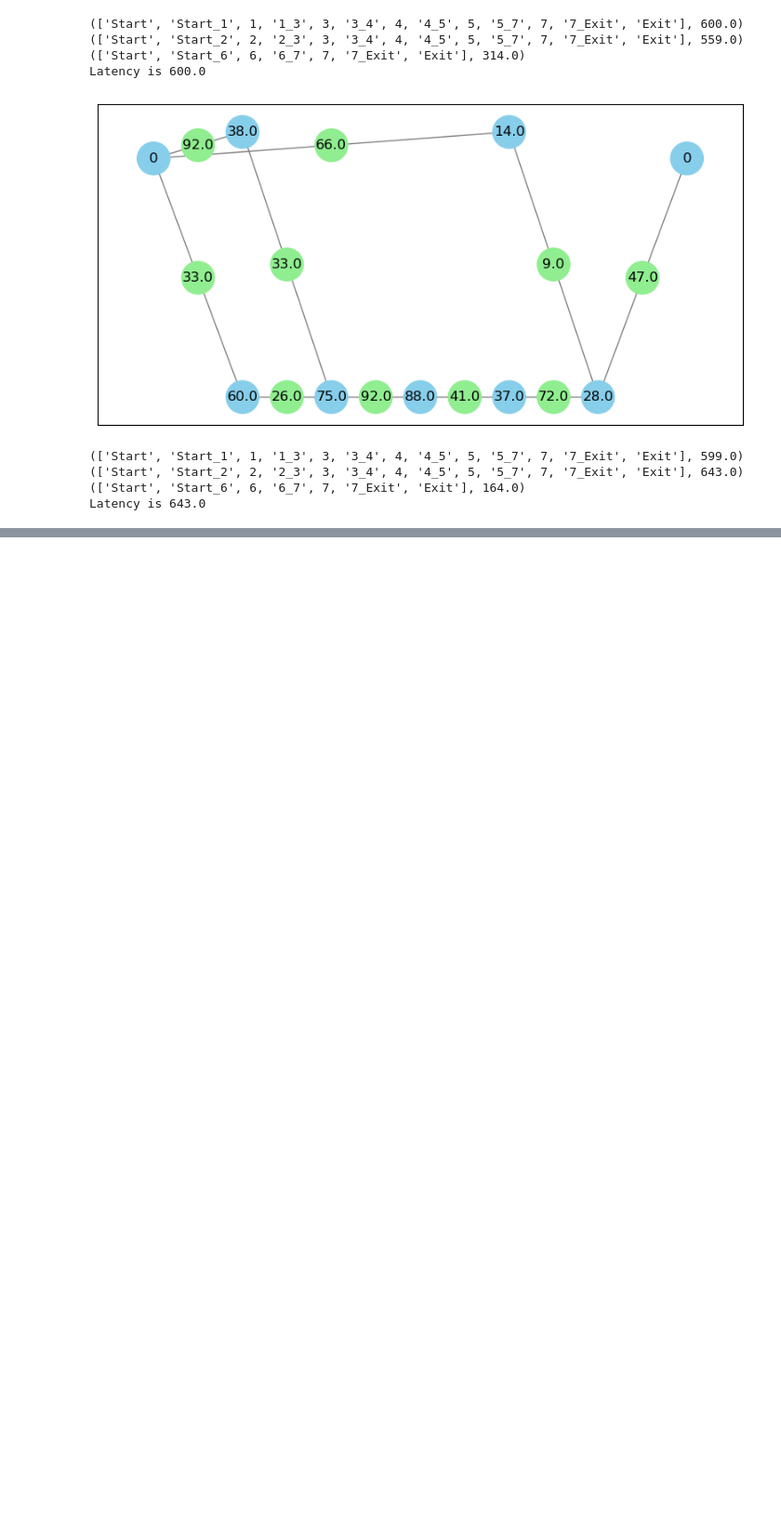
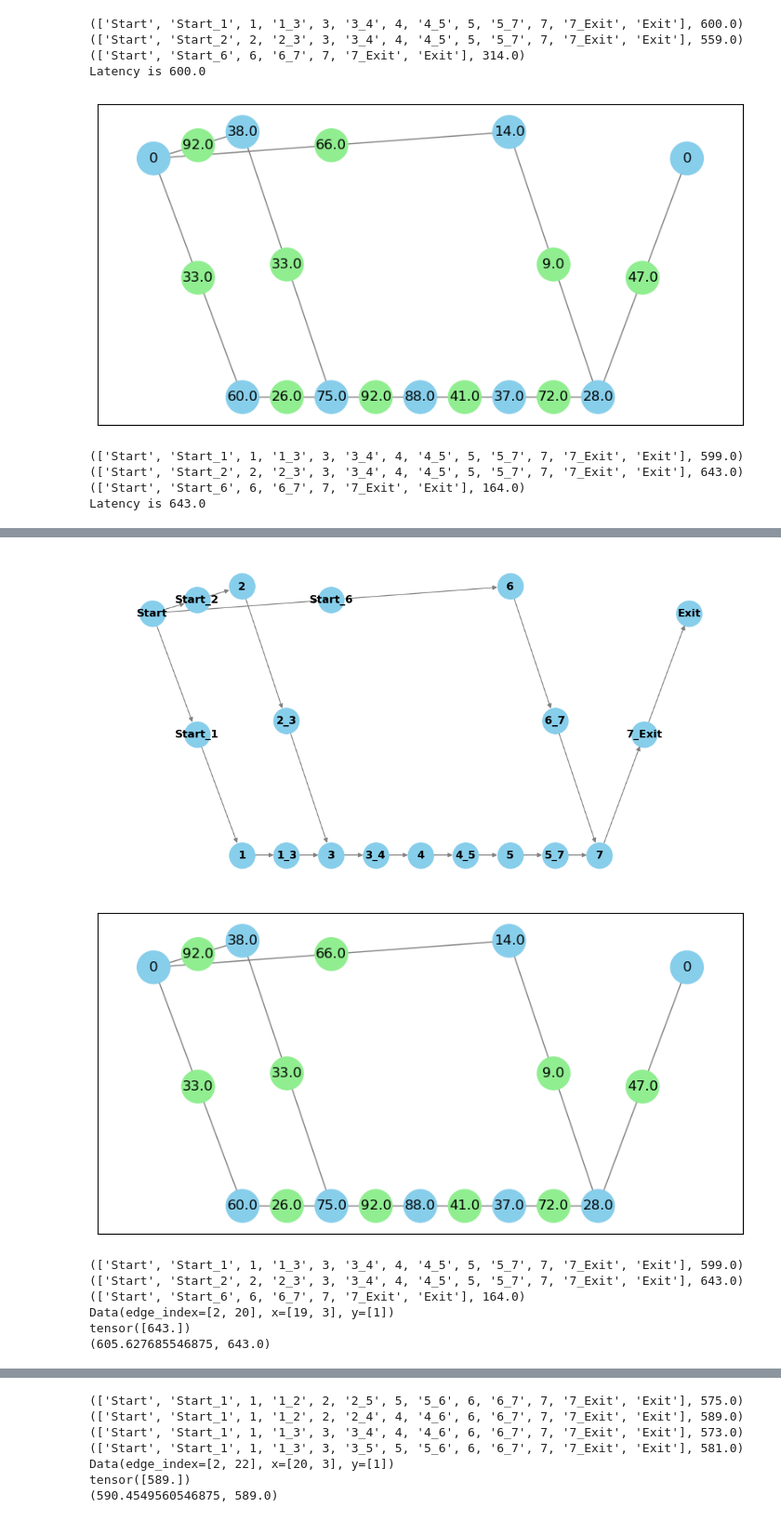
Before and after one commit to faseelmo/noc_latency_predictor, a Jupyter notebook: training_data/acyclic_task_latency_pred.ipynb, the cells around one changed output, grey strips where cells are left out. Shown at 93% size. Cells and saved outputs as stored; diff of their text form; code cells hidden in the pictures; blank space fills up the shorter version.

```diff
--- a/training_data/acyclic_task_latency_pred.ipynb
+++ b/training_data/acyclic_task_latency_pred.ipynb
@@ -304,0 +346,36 @@ TypeError: cannot unpack non-iterable NoneType object
+# %%
+random_graph = list_of_graph_with_links[0]
+
+draw_graph(random_graph)
+draw_graph(random_graph, show_node_label=True)
+
+path_list = get_paths_duration(random_graph)
+for item in path_list: print(item)
+max_duration = max(path_list, key=lambda x: x[1])
+graph_tensor = convert_graph_to_tensor(random_graph, max_duration[1] )
+print(graph_tensor)
+print(graph_tensor.y)
+print(LatNetInference(graph_tensor))
+
+
+random_graph = list_of_graph_with_links[2]
+
+draw_graph(random_graph)
+draw_graph(random_graph, show_node_label=True)
+
+path_list = get_paths_duration(random_graph)
+for item in path_list: print(item)
+max_duration = max(path_list, key=lambda x: x[1])
+graph_tensor = convert_graph_to_tensor(random_graph, max_duration[1] )
+print(graph_tensor)
+print(graph_tensor.y)
+print(LatNetInference(graph_tensor))
+# %% [output]
+[figure, added]
+[figure, added]
+(['Start', 'Start_1', 1, '1_3', 3, '3_4', 4, '4_5', 5, '5_7', 7, '7_Exit', 'Exit'], 599.0)
+(['Start', 'Start_2', 2, '2_3', 3, '3_4', 4, '4_5', 5, '5_7', 7, '7_Exit', 'Exit'], 643.0)
+(['Start', 'Start_6', 6, '6_7', 7, '7_Exit', 'Exit'], 164.0)
+Data(edge_index=[2, 20], x=[19, 3], y=[1])
+tensor([643.])
+(605.627685546875, 643.0)
@@ -304,0 +384,7 @@ TypeError: cannot unpack non-iterable NoneType object
+(['Start', 'Start_1', 1, '1_2', 2, '2_5', 5, '5_6', 6, '6_7', 7, '7_Exit', 'Exit'], 575.0)
+(['Start', 'Start_1', 1, '1_2', 2, '2_4', 4, '4_6', 6, '6_7', 7, '7_Exit', 'Exit'], 589.0)
+(['Start', 'Start_1', 1, '1_3', 3, '3_4', 4, '4_6', 6, '6_7', 7, '7_Exit', 'Exit'], 573.0)
+(['Start', 'Start_1', 1, '1_3', 3, '3_5', 5, '5_6', 6, '6_7', 7, '7_Exit', 'Exit'], 581.0)
+Data(edge_index=[2, 22], x=[20, 3], y=[1])
+tensor([589.])
+(590.4549560546875, 589.0)
```
Also changed, not shown: parts of 3 cells of this notebook.
